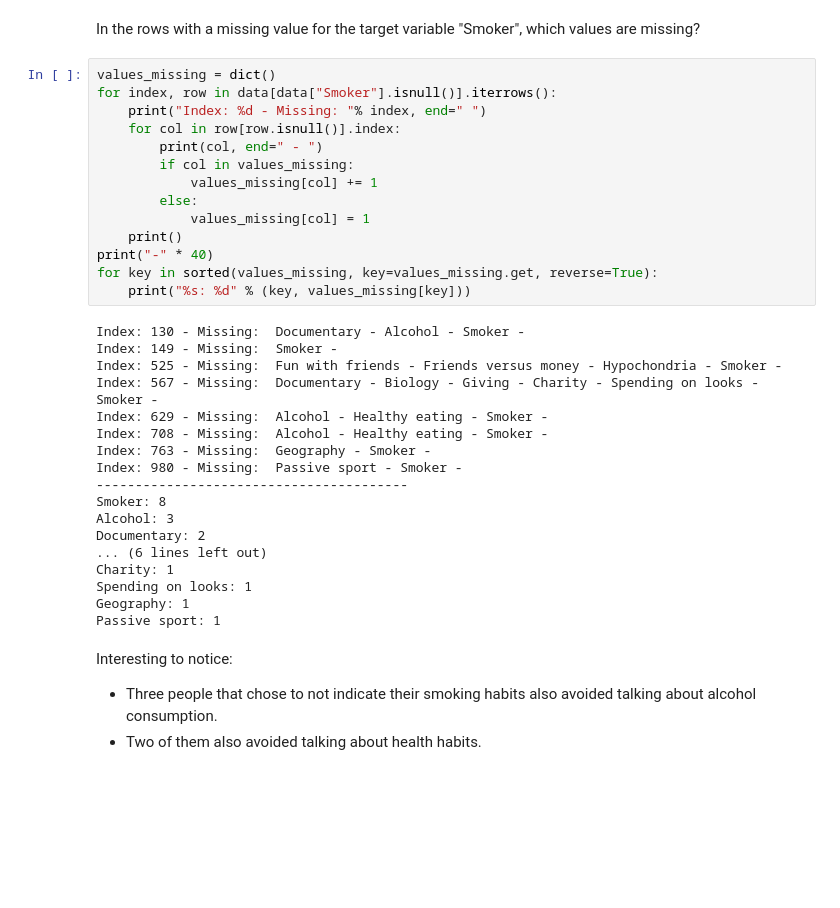
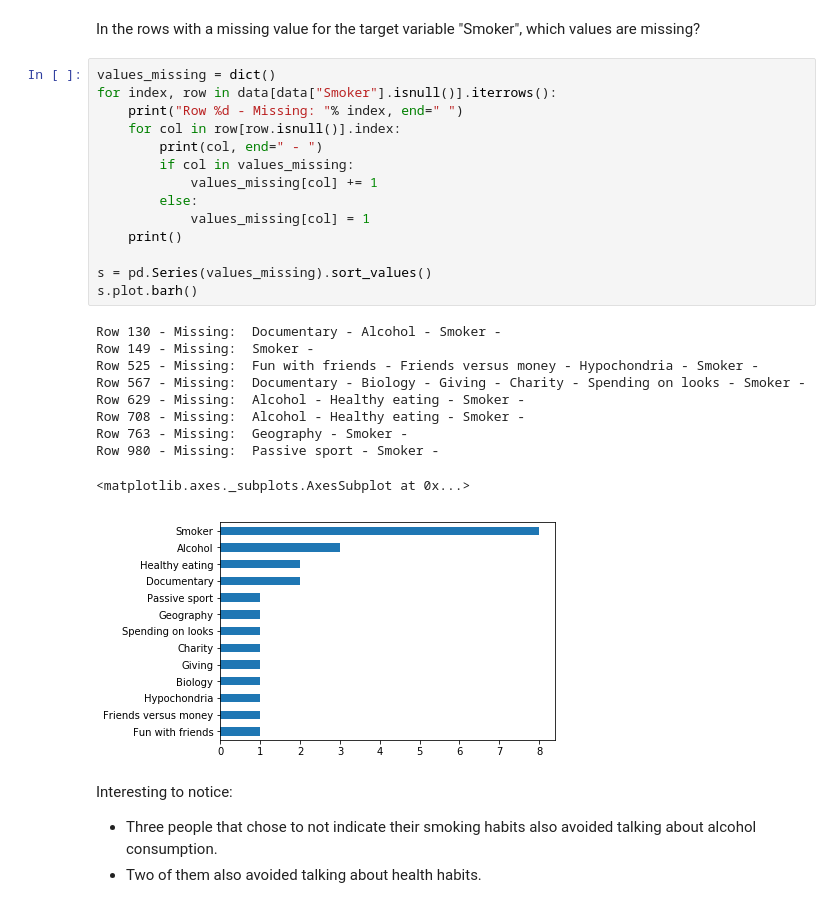
Before and after one commit to Shakk17/SmokerPredictor, a Jupyter notebook: data_analysis.ipynb, the cells around one changed output. Drawn from its saved outputs; the diff is of its cells as text; blank space fills up the shorter version.

```diff
--- a/data_analysis.ipynb
+++ b/data_analysis.ipynb
@@ -52,35 +60,28 @@ In the rows with a missing value for the target variable "Smoker", which values
 # %%
 values_missing = dict()
 for index, row in data[data["Smoker"].isnull()].iterrows():
-    print("Index: %d - Missing: "% index, end=" ")
+    print("Row %d - Missing: "% index, end=" ")
     for col in row[row.isnull()].index:
         print(col, end=" - ")
         if col in values_missing:
             values_missing[col] += 1
         else:
             values_missing[col] = 1
     print()
-print("-" * 40)
-for key in sorted(values_missing, key=values_missing.get, reverse=True):
-    print("%s: %d" % (key, values_missing[key]))
+
+s = pd.Series(values_missing).sort_values()
+s.plot.barh()
 # %% [output]
-Index: 130 - Missing:  Documentary - Alcohol - Smoker -
-Index: 149 - Missing:  Smoker -
-Index: 525 - Missing:  Fun with friends - Friends versus money - Hypochondria - Smoker -
-Index: 567 - Missing:  Documentary - Biology - Giving - Charity - Spending on looks - Smoker -
-Index: 629 - Missing:  Alcohol - Healthy eating - Smoker -
-Index: 708 - Missing:  Alcohol - Healthy eating - Smoker -
-Index: 763 - Missing:  Geography - Smoker -
-Index: 980 - Missing:  Passive sport - Smoker -
-----------------------------------------
-Smoker: 8
-Alcohol: 3
-Documentary: 2
-... (6 lines left out)
-Charity: 1
-Spending on looks: 1
-Geography: 1
-Passive sport: 1
+Row 130 - Missing:  Documentary - Alcohol - Smoker -
+Row 149 - Missing:  Smoker -
+Row 525 - Missing:  Fun with friends - Friends versus money - Hypochondria - Smoker -
+Row 567 - Missing:  Documentary - Biology - Giving - Charity - Spending on looks - Smoker -
+Row 629 - Missing:  Alcohol - Healthy eating - Smoker -
+Row 708 - Missing:  Alcohol - Healthy eating - Smoker -
+Row 763 - Missing:  Geography - Smoker -
+Row 980 - Missing:  Passive sport - Smoker -
+<matplotlib.axes._subplots.AxesSubplot at 0x...>
+[figure, added]
 # %% [markdown]
 Interesting to notice:
 - Three people that chose to not indicate their smoking habits also avoided talking about alcohol consumption.
```
Also changed, not shown: parts of 24 cells of this notebook.
